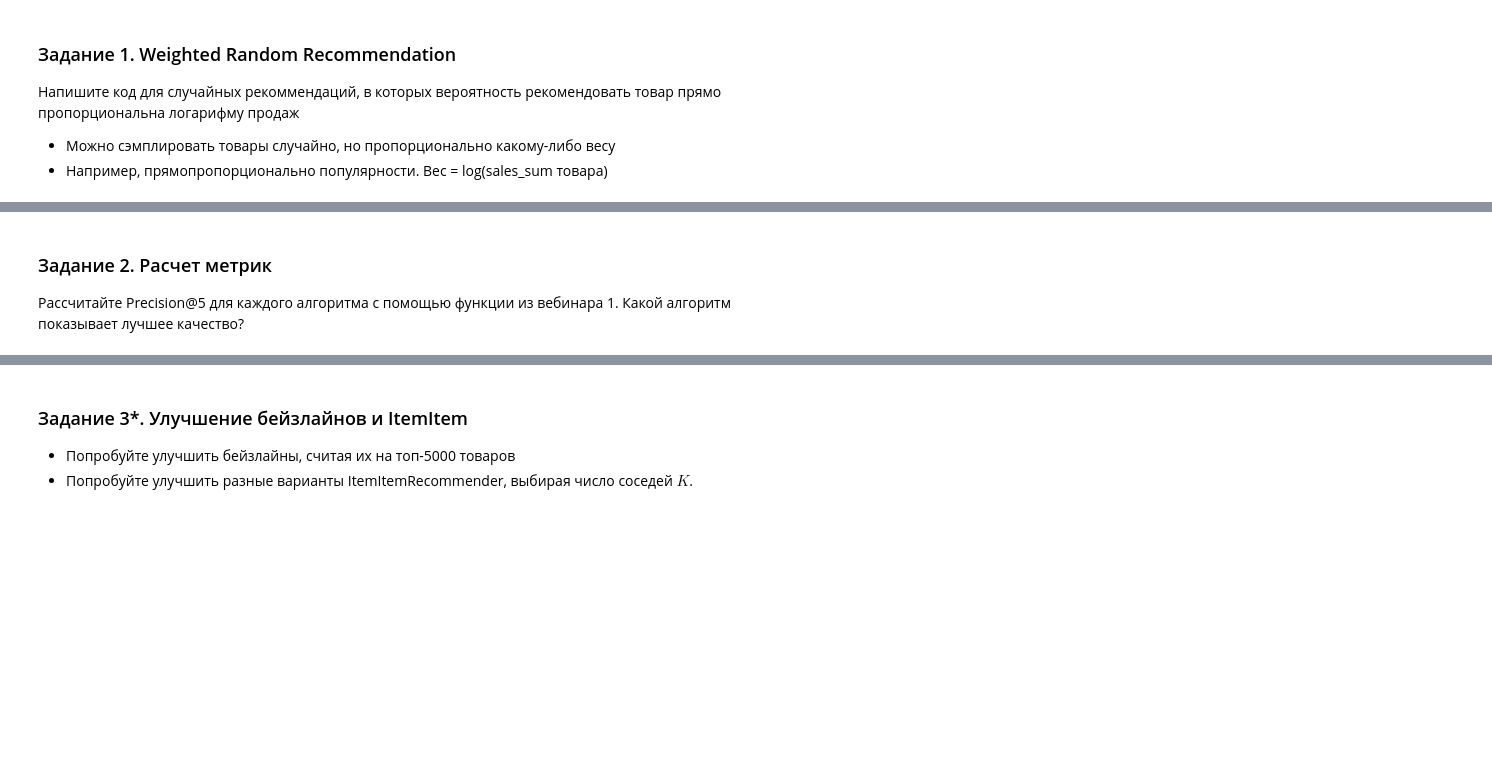
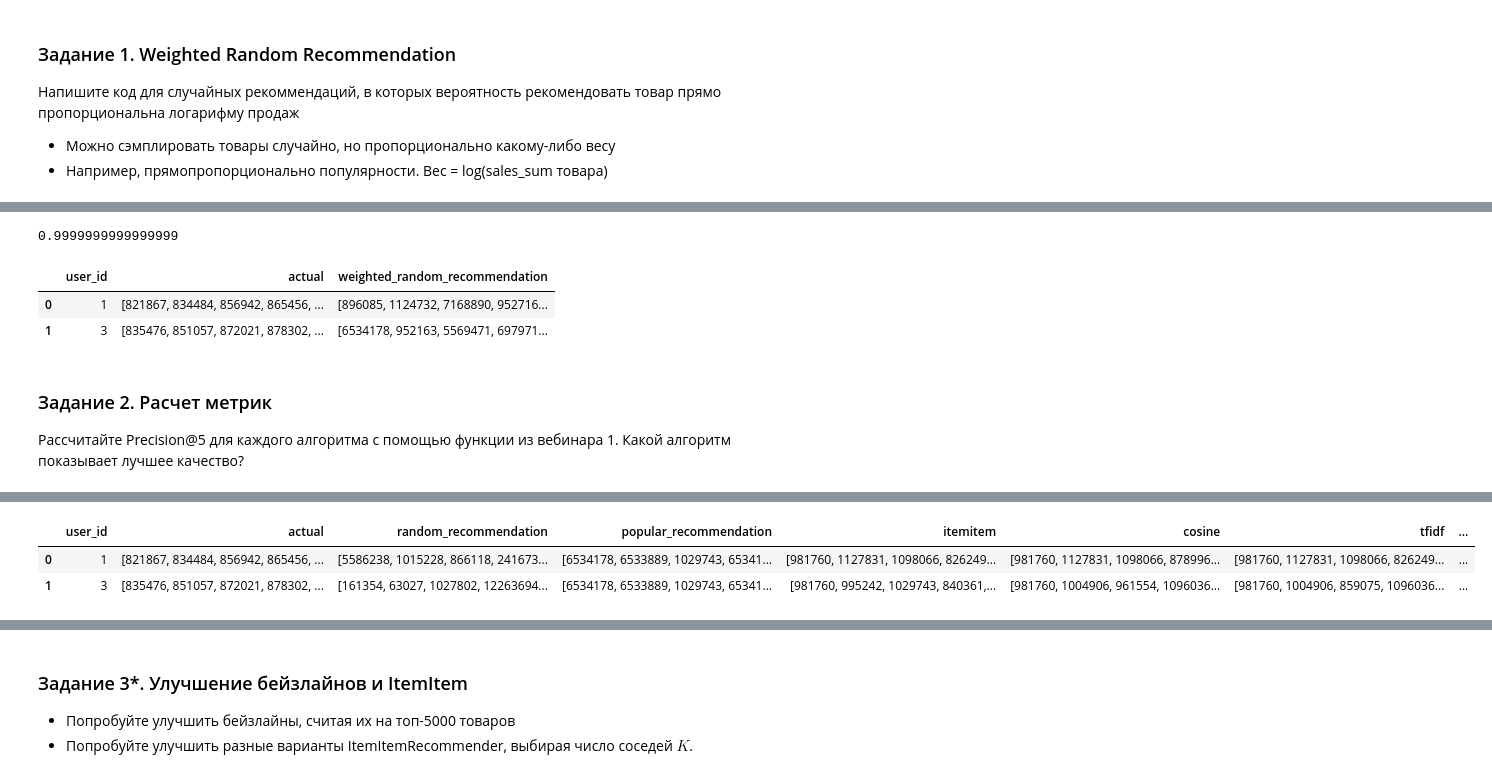
Before and after one commit to barinsm/GeekBrains, a Jupyter notebook: hw02.ipynb, the cells around one changed output, grey strips where cells are left out. Cells and saved outputs as stored; diff of their text form; code cells hidden in the pictures; blank space fills up the shorter version.

```diff
--- a/hw02.ipynb
+++ b/hw02.ipynb
@@ -52,8 +70,22 @@ def weighted_random_recommendation(items_weights, n=5):
+# %%
+items_weights['weight'].sum()
+# %% [output]
+0.9999999999999999
+# %%
+result = data_test.groupby('user_id')['item_id'].unique().reset_index()
+result.columns=['user_id', 'actual']
+
+result['weighted_random_recommendation'] = result['user_id'].apply(lambda x: weighted_random_recommendation(items_weights, n=5))
+result.head(2)
+# %% [output]
+|  | user_id | actual | weighted_random_recommendation |
+| 0 | 1 | [821867, 834484, 856942, 865456, ... | [896085, 1124732, 7168890, 952716... |
+| 1 | 3 | [835476, 851057, 872021, 878302, ... | [6534178, 952163, 5569471, 697971... |
 # %% [markdown]
 ### Задание 2. Расчет метрик
 Рассчитайте Precision@5 для каждого алгоритма с помощью функции из вебинара 1. Какой алгоритм показывает лучшее качество?
 # %%
-result = pd.read_csv('../predictions/predictions_basic.csv')
+result = pd.read_csv('predictions_basic.csv')
 result.head(2)
 # %% [output]
 |  | user_id | actual | random_recommendation | popular_recommendation | itemitem | cosine | tfidf | ... |
@@ -63,0 +94,15 @@ result.head(2)
+# %%
+# your_code
+
+result['actual'] = result['actual'].apply(lambda x: x.strip('[]').split())
+result['random_recommendation'] = result['random_recommendation'].apply(lambda x: x.strip('[]').split(sep=', '))
+result['popular_recommendation'] = result['popular_recommendation'].apply(lambda x: x.strip('[]').split(sep=', '))
+result['itemitem'] = result['itemitem'].apply(lambda x: x.strip('[]').split(sep=', '))
+result['cosine'] = result['cosine'].apply(lambda x: x.strip('[]').split(sep=', '))
+result['tfidf'] = result['tfidf'].apply(lambda x: x.strip('[]').split(sep=', '))
+result['own_purchases'] = result['own_purchases'].apply(lambda x: x.strip('[]').split(sep=', '))
+result.head(2)
+# %% [output]
+|  | user_id | actual | random_recommendation | popular_recommendation | itemitem | cosine | tfidf | ... |
+| 0 | 1 | [821867, 834484, 856942, 865456, ... | [5586238, 1015228, 866118, 241673... | [6534178, 6533889, 1029743, 65341... | [981760, 1127831, 1098066, 826249... | [981760, 1127831, 1098066, 878996... | [981760, 1127831, 1098066, 826249... | ... |
+| 1 | 3 | [835476, 851057, 872021, 878302, ... | [161354, 63027, 1027802, 12263694... | [6534178, 6533889, 1029743, 65341... | [981760, 995242, 1029743, 840361,... | [981760, 1004906, 961554, 1096036... | [981760, 1004906, 859075, 1096036... | ... |
```
Also changed, not shown: parts of 13 cells of this notebook.
